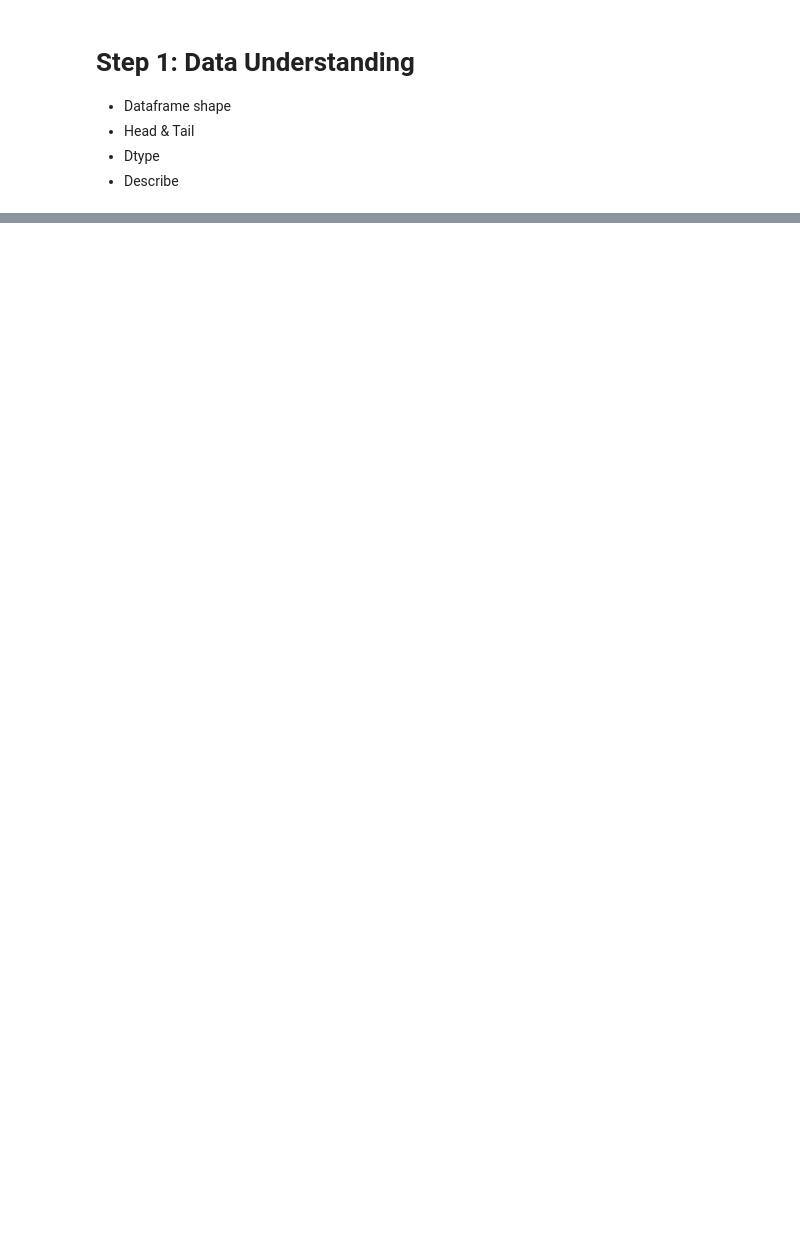
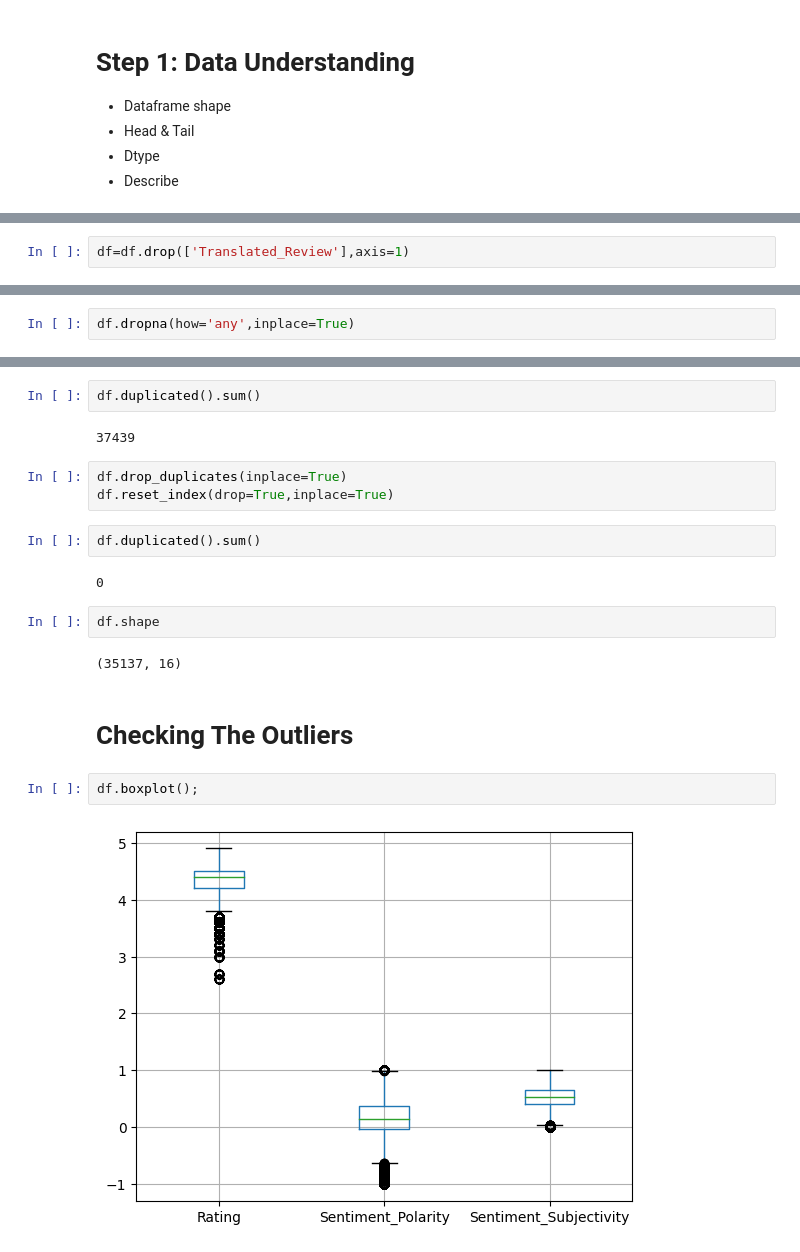
Before and after one commit to saketvaibhav7114/EDA-on-Playstore-App, a Jupyter notebook: EDA_on_Play_Store_App_Review_Analysis.ipynb, the cells around one changed output, grey strips where cells are left out. Cells and saved outputs as stored; diff of their text form; blank space fills up the shorter version.

```diff
--- a/EDA_on_Play_Store_App_Review_Analysis.ipynb
+++ b/EDA_on_Play_Store_App_Review_Analysis.ipynb
@@ -90,0 +99,2 @@ df.describe()
+# %%
+df=df.drop(['Translated_Review'],axis=1)
@@ -90,0 +103,2 @@ df.describe()
+# %%
+df.dropna(how='any',inplace=True)
@@ -90,0 +129,21 @@ df.describe()
+# %%
+df.duplicated().sum()
+# %% [output]
+37439
+# %%
+df.drop_duplicates(inplace=True)
+df.reset_index(drop=True,inplace=True)
+# %%
+df.duplicated().sum()
+# %% [output]
+0
+# %%
+df.shape
+# %% [output]
+(35137, 16)
+# %% [markdown]
+# Checking The Outliers
+# %%
+df.boxplot();
+# %% [output]
+[figure, added]
```
Also changed, not shown: parts of 24 cells of this notebook.
